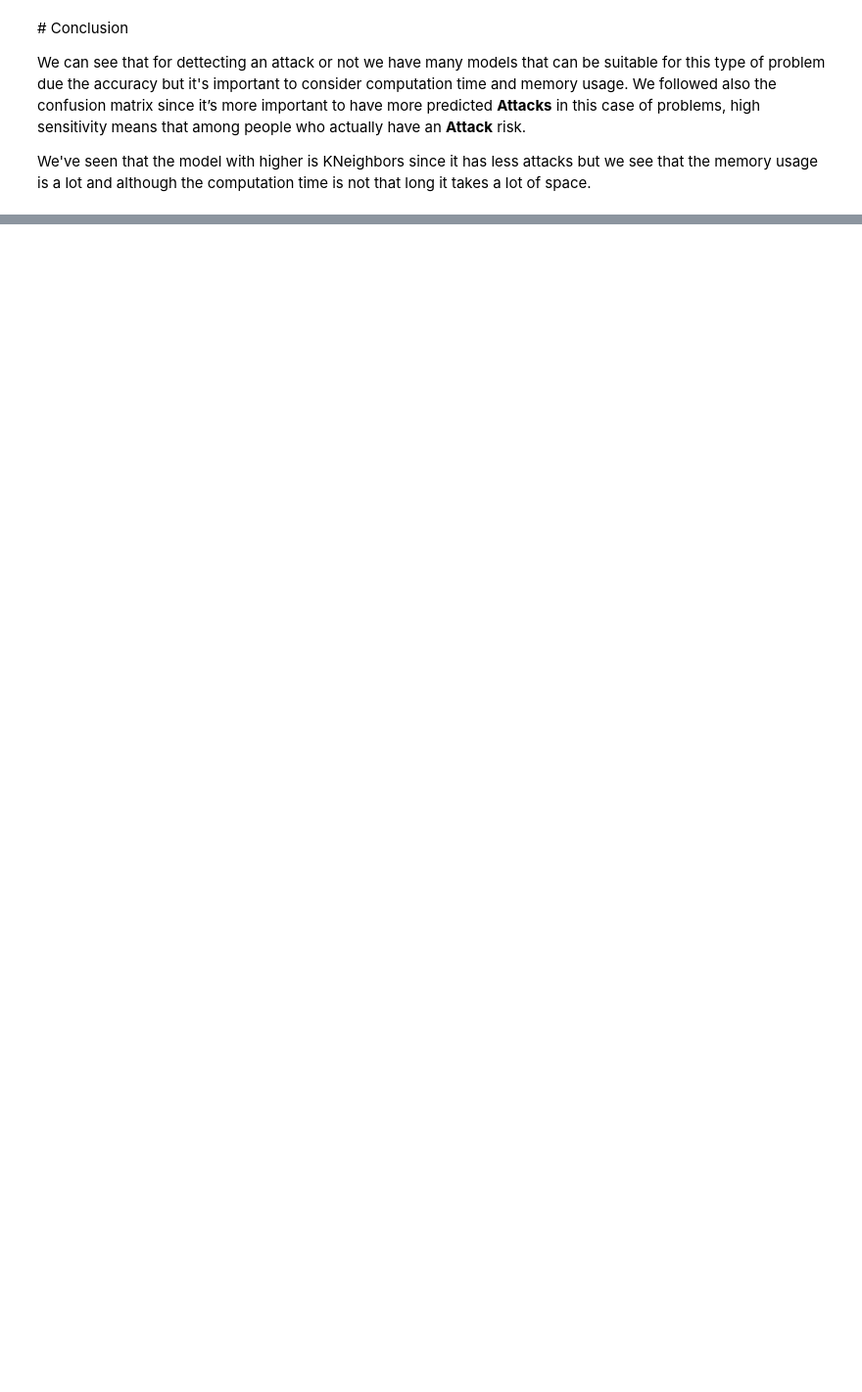
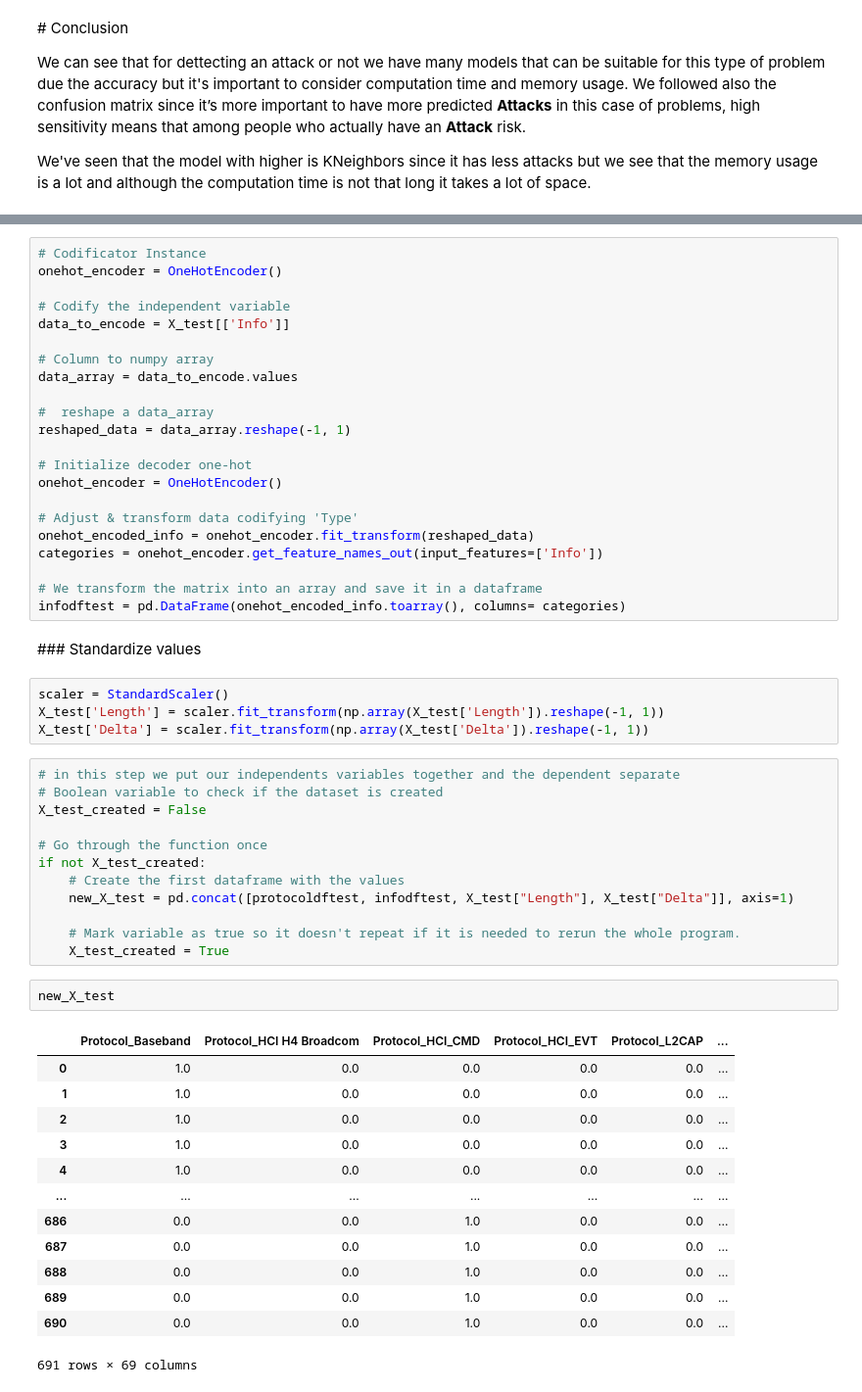
Before and after one commit to Lydiadel/BrakToothAttack_Analysis, a Jupyter notebook: BrakTooth_Attack.ipynb, the cells around one changed output, grey strips where cells are left out. Shown at 98% size. Drawn from its saved outputs; the diff is of its cells as text; blank space fills up the shorter version.

```diff
--- a/BrakTooth_Attack.ipynb
+++ b/BrakTooth_Attack.ipynb
@@ -1592,0 +1637,56 @@ We've seen that the model with higher is KNeighbors since it has less attacks bu
+# %%
+# Codificator Instance
+onehot_encoder = OneHotEncoder()
+
+# Codify the independent variable
+data_to_encode = X_test[['Info']]
+
+# Column to numpy array
+data_array = data_to_encode.values
+
+#  reshape a data_array
+reshaped_data = data_array.reshape(-1, 1)
+
+# Initialize decoder one-hot
+onehot_encoder = OneHotEncoder()
+
+# Adjust & transform data codifying 'Type'
+onehot_encoded_info = onehot_encoder.fit_transform(reshaped_data)
+categories = onehot_encoder.get_feature_names_out(input_features=['Info'])
+
+# We transform the matrix into an array and save it in a dataframe
+infodftest = pd.DataFrame(onehot_encoded_info.toarray(), columns= categories)
+# %% [markdown]
+### Standardize values
+# %%
+scaler = StandardScaler()
+X_test['Length'] = scaler.fit_transform(np.array(X_test['Length']).reshape(-1, 1))
+X_test['Delta'] = scaler.fit_transform(np.array(X_test['Delta']).reshape(-1, 1))
+# %%
+# in this step we put our independents variables together and the dependent separate
+# Boolean variable to check if the dataset is created
+X_test_created = False
+
+# Go through the function once
+if not X_test_created:
+    # Create the first dataframe with the values
+    new_X_test = pd.concat([protocoldftest, infodftest, X_test["Length"], X_test["Delta"]], axis=1)
+
+    # Mark variable as true so it doesn't repeat if it is needed to rerun the whole program.
+    X_test_created = True
+# %%
+new_X_test
+# %% [output]
+|  | Protocol_Baseband | Protocol_HCI H4 Broadcom | Protocol_HCI_CMD | Protocol_HCI_EVT | Protocol_L2CAP | ... |
+| 0 | 1.0 | 0.0 | 0.0 | 0.0 | 0.0 | ... |
+| 1 | 1.0 | 0.0 | 0.0 | 0.0 | 0.0 | ... |
+| 2 | 1.0 | 0.0 | 0.0 | 0.0 | 0.0 | ... |
+| 3 | 1.0 | 0.0 | 0.0 | 0.0 | 0.0 | ... |
+| 4 | 1.0 | 0.0 | 0.0 | 0.0 | 0.0 | ... |
+| ... | ... | ... | ... | ... | ... | ... |
+| 686 | 0.0 | 0.0 | 1.0 | 0.0 | 0.0 | ... |
+| 687 | 0.0 | 0.0 | 1.0 | 0.0 | 0.0 | ... |
+| 688 | 0.0 | 0.0 | 1.0 | 0.0 | 0.0 | ... |
+| 689 | 0.0 | 0.0 | 1.0 | 0.0 | 0.0 | ... |
+| 690 | 0.0 | 0.0 | 1.0 | 0.0 | 0.0 | ... |
+691 rows × 69 columns
```
Also changed, not shown: parts of 18 cells of this notebook, 1 other file.
